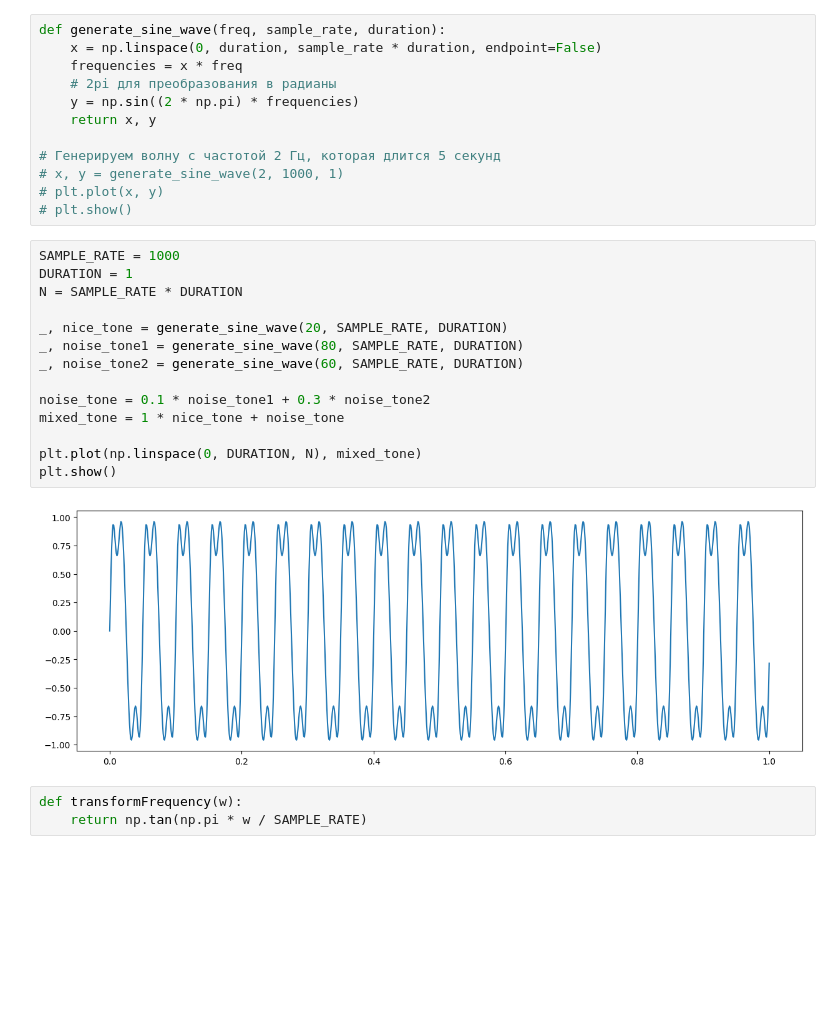
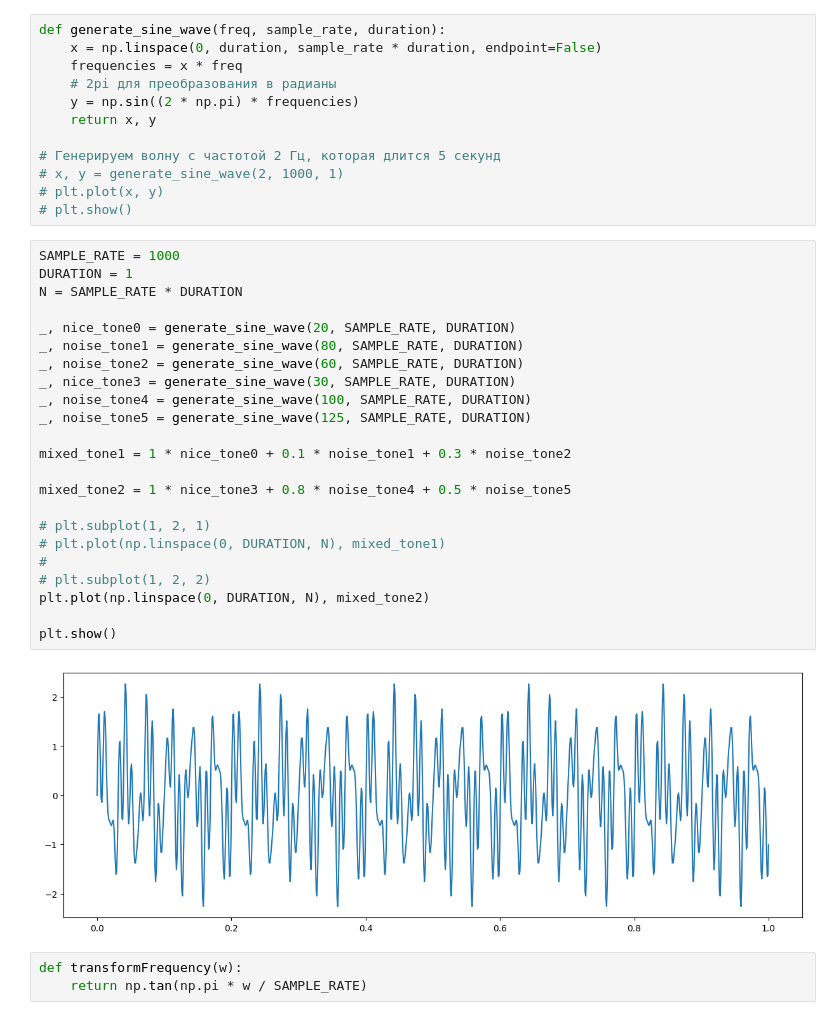
Before and after one commit to dd114/Butterworth-filter-python, a Jupyter notebook: butterworthFilter.ipynb, the cells around one changed output. Drawn from its saved outputs; the diff is of its cells as text; blank space fills up the shorter version.

```diff
--- a/butterworthFilter.ipynb
+++ b/butterworthFilter.ipynb
@@ -21,19 +21,28 @@ def generate_sine_wave(freq, sample_rate, duration):
 # %%
 SAMPLE_RATE = 1000
 DURATION = 1
 N = SAMPLE_RATE * DURATION
 
-_, nice_tone = generate_sine_wave(20, SAMPLE_RATE, DURATION)
+_, nice_tone0 = generate_sine_wave(20, SAMPLE_RATE, DURATION)
 _, noise_tone1 = generate_sine_wave(80, SAMPLE_RATE, DURATION)
 _, noise_tone2 = generate_sine_wave(60, SAMPLE_RATE, DURATION)
+_, nice_tone3 = generate_sine_wave(30, SAMPLE_RATE, DURATION)
+_, noise_tone4 = generate_sine_wave(100, SAMPLE_RATE, DURATION)
+_, noise_tone5 = generate_sine_wave(125, SAMPLE_RATE, DURATION)
 
-noise_tone = 0.1 * noise_tone1 + 0.3 * noise_tone2
-mixed_tone = 1 * nice_tone + noise_tone
+mixed_tone1 = 1 * nice_tone0 + 0.1 * noise_tone1 + 0.3 * noise_tone2
 
-plt.plot(np.linspace(0, DURATION, N), mixed_tone)
+mixed_tone2 = 1 * nice_tone3 + 0.8 * noise_tone4 + 0.5 * noise_tone5
+
+# plt.subplot(1, 2, 1)
+# plt.plot(np.linspace(0, DURATION, N), mixed_tone1)
+#
+# plt.subplot(1, 2, 2)
+plt.plot(np.linspace(0, DURATION, N), mixed_tone2)
+
 plt.show()
 # %% [output]
-[figure, old version]
+[figure, new version]
 # %%
 def transformFrequency(w):
     return np.tan(np.pi * w / SAMPLE_RATE)
```
Also changed, not shown: parts of 13 cells of this notebook.
